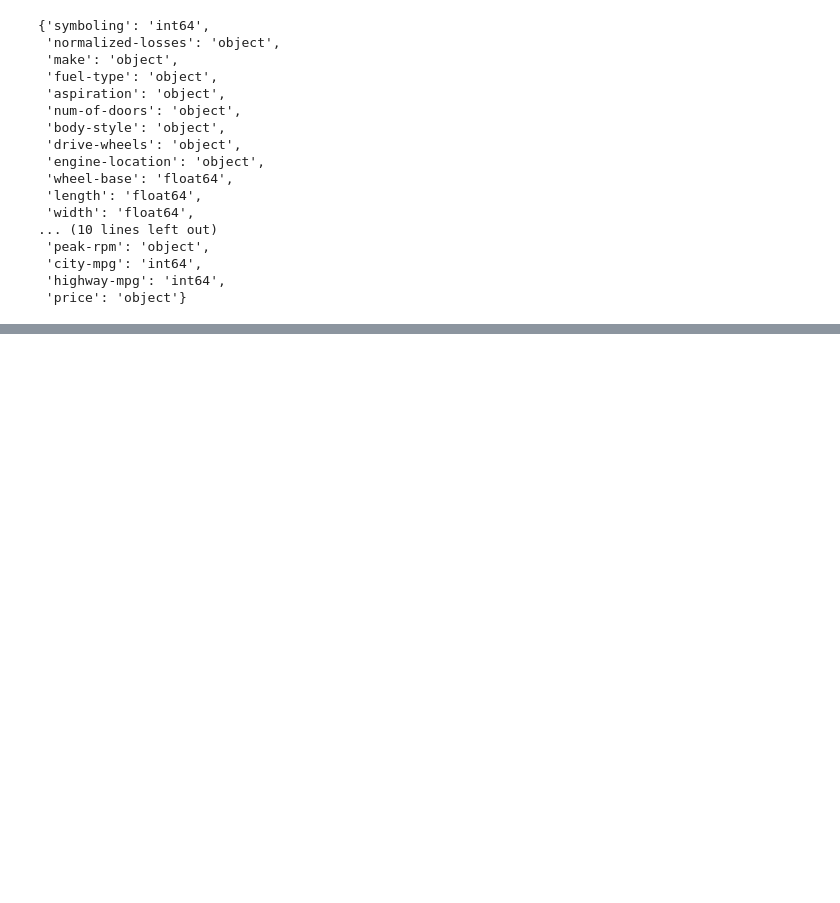
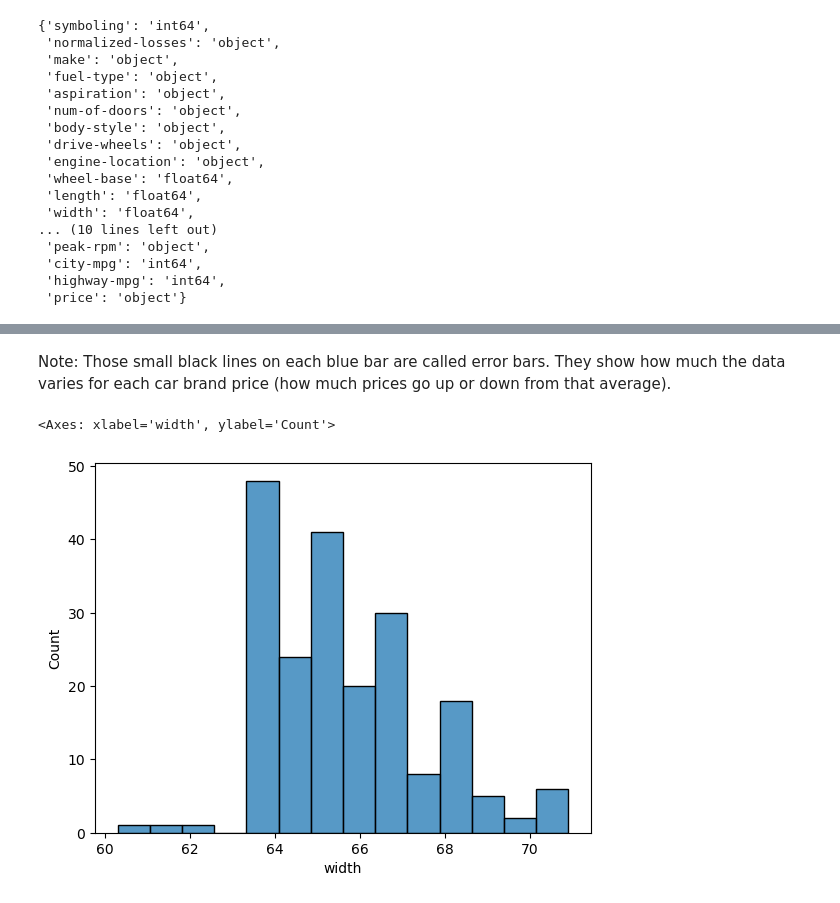
Before and after one commit to ANeupane30/Deep_Learning, a Jupyter notebook: EDA/Automobbile_EDA.ipynb, the cells around one changed output, grey strips where cells are left out. Cells and saved outputs as stored; diff of their text form; code cells hidden in the pictures; blank space fills up the shorter version.

```diff
--- a/EDA/Automobbile_EDA.ipynb
+++ b/EDA/Automobbile_EDA.ipynb
@@ -250,0 +387,7 @@ expected_schema
+# %% [markdown]
+Note: Those small black lines on each blue bar are called error bars. They show how much the data varies for each car brand price (how much prices go up or down from that average).
+# %%
+sns.histplot(data=df,  x='width')
+# %% [output]
+<Axes: xlabel='width', ylabel='Count'>
+[figure, added]
```
Also changed, not shown: parts of 28 cells of this notebook.
